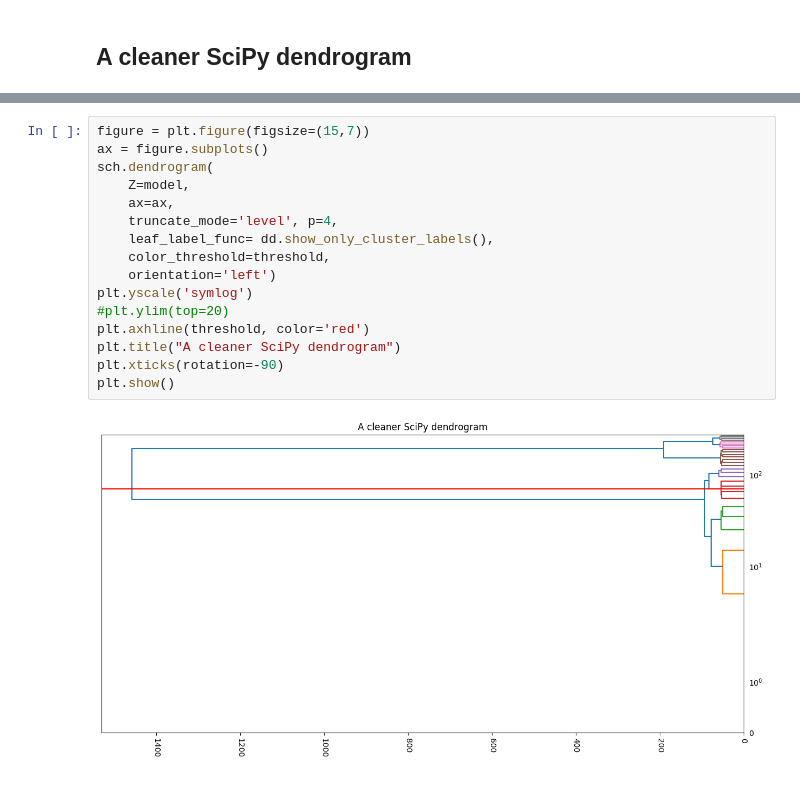
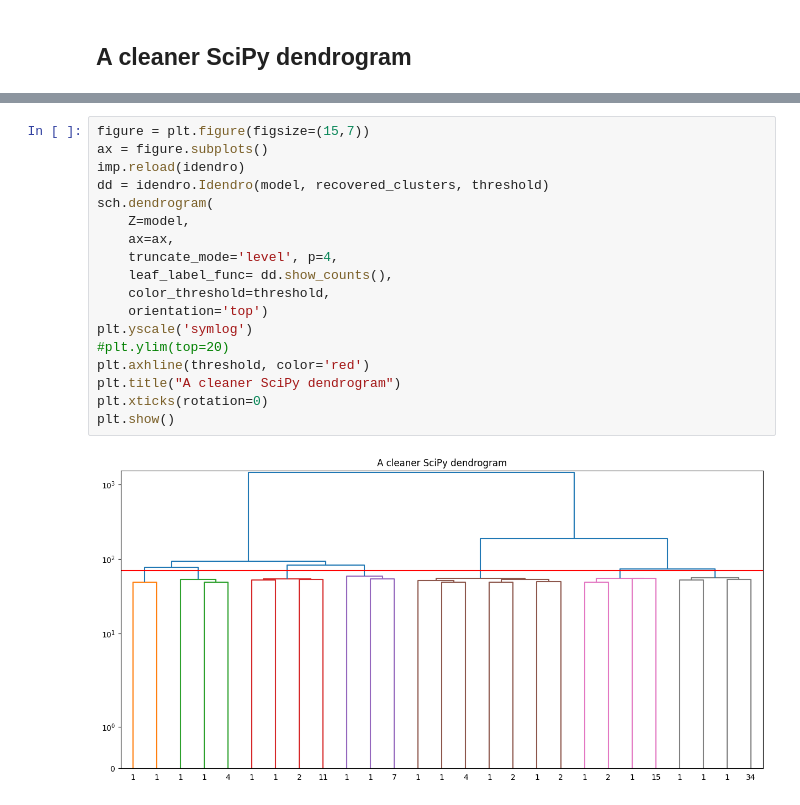
Before and after one commit to kamicollo/idendrogram, a Jupyter notebook: walhthrough.ipynb, the cells around one changed output, grey strips where cells are left out. Drawn from its saved outputs; the diff is of its cells as text.

```diff
--- a/walhthrough.ipynb
+++ b/walhthrough.ipynb
@@ -182,18 +159,20 @@ dd.get_point_locations()
 # %%
 figure = plt.figure(figsize=(15,7))
 ax = figure.subplots()
+imp.reload(idendro)
+dd = idendro.Idendro(model, recovered_clusters, threshold)
 sch.dendrogram(
     Z=model,
     ax=ax,
     truncate_mode='level', p=4,
-    leaf_label_func= dd.show_only_cluster_labels(),
+    leaf_label_func= dd.show_counts(),
     color_threshold=threshold,
-    orientation='left')
+    orientation='top')
 plt.yscale('symlog')
 #plt.ylim(top=20)
 plt.axhline(threshold, color='red')
 plt.title("A cleaner SciPy dendrogram")
-plt.xticks(rotation=-90)
+plt.xticks(rotation=0)
 plt.show()
 # %% [output]
-[figure, old version]
+[figure, new version]
```
Also changed, not shown: parts of 10 cells of this notebook.
